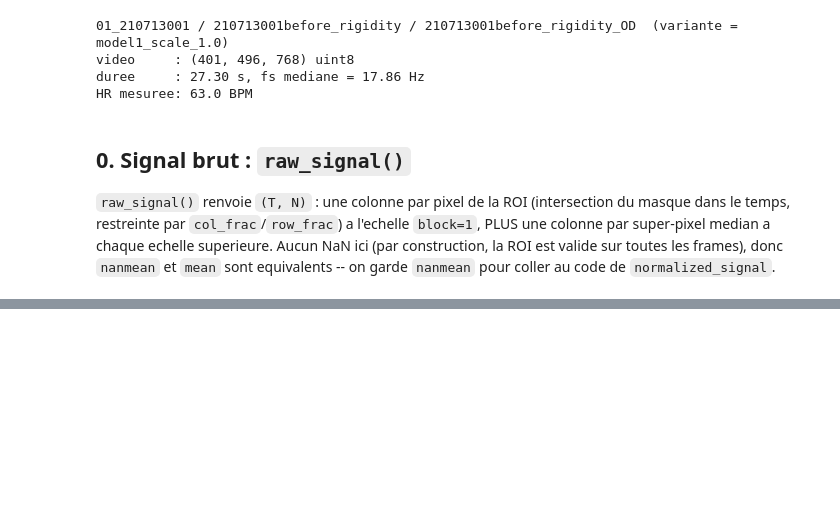
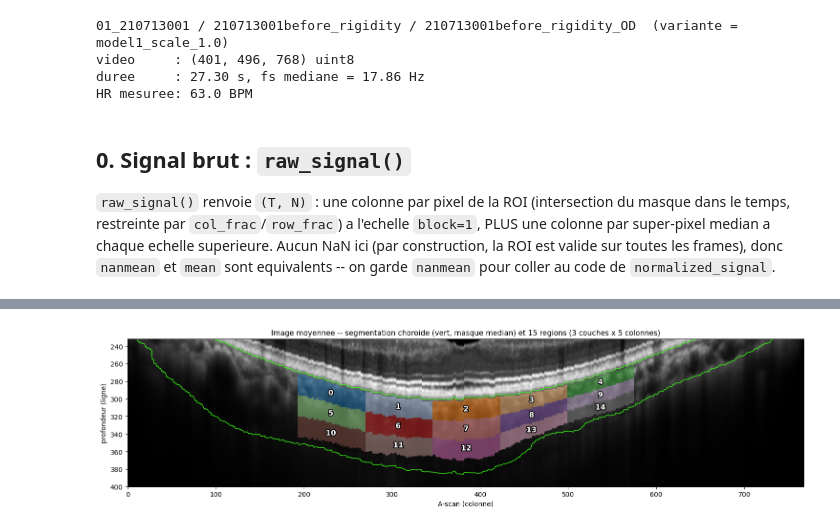
Before and after one commit to ClementPla/OcularRigidity, a Jupyter notebook: notebook/test_norm_int.ipynb, the cells around one changed output, grey strips where cells are left out. Drawn from its saved outputs; the diff is of its cells as text; code cells hidden in the pictures; blank space fills up the shorter version.

Commit message:
pixel testing

```diff
--- a/notebook/test_norm_int.ipynb
+++ b/notebook/test_norm_int.ipynb
@@ -699,0 +307,93 @@ normalized_signal() a leve : AxisError: axis 1 is out of bounds for array of dim
+# %%
+# --- Decoupage de la choroide en N_LAYERS x N_COLS_REG regions ---------------
+# Numerotation : region = couche * N_COLS_REG + colonne, donc #0-4 = couche
+# superieure (gauche -> droite), #5-9 = mediane, #10-14 = inferieure. C'est
+# aussi l'ordre des sous-graphes dans toutes les figures qui suivent.
+roi = source.base_roi
+
+# `as_image` lit `roi` et `_BOX` a l'appel : on rafraichit la boite englobante
+# ici, au cas ou COL_FRAC/ROW_FRAC aient change depuis la cellule des helpers.
+_rows = np.where(roi.any(axis=1))[0]
+_cols = np.where(roi.any(axis=0))[0]
+_BOX = (slice(_rows.min(), _rows.max() + 1), slice(_cols.min(), _cols.max() + 1))
+
+# Colonnes : parts egales de l'etendue d'A-scans effectivement gardee.
+col_group_of_x = np.full(roi.shape[1], -1, dtype=int)
+_rank = np.arange(_cols.size) / _cols.size
+col_group_of_x[_cols] = np.minimum((_rank * N_COLS_REG).astype(int), N_COLS_REG - 1)
+
+# Couches : tiers de l'epaisseur LOCALE. La choroide n'a ni la meme epaisseur
+# ni la meme profondeur d'un A-scan a l'autre -- un decoupage en lignes fixes
+# melangerait les couches d'une colonne a l'autre.
+region_of_pixel = np.full(roi.shape, -1, dtype=int)
+thickness_px = np.zeros(_cols.size)
+for j, x in enumerate(_cols):
+    rows = np.where(roi[:, x])[0]
+    span = rows[-1] - rows[0] + 1
+    thickness_px[j] = span
+    layer = np.minimum(((rows - rows[0]) / span * N_LAYERS).astype(int), N_LAYERS - 1)
+    region_of_pixel[rows, x] = layer * N_COLS_REG + col_group_of_x[x]
+
+# Region de CHAQUE colonne de sig0/sig0n, toutes echelles de bloc confondues.
+# `raw_signal` concatene les echelles dans l'ordre de BLOCK_SIZES, chaque bloc
+# etant garde seulement s'il est entierement dans la ROI -> son pixel central
+# est donc toujours dans la ROI, et sa region est bien definie.
+_region_of_trace = []
+for b in BLOCK_SIZES:
+    roi_b = PixelTraceSource._block_all(roi, b)
+    if int(roi_b.sum()) == 0:
+        continue                                  # meme saut que raw_signal()
+    if b == 1:
+        reg_b = region_of_pixel
+    else:
+        h, w = roi.shape
+        hc, wc = h - h % b, w - w % b
+        reg_b = region_of_pixel[b // 2:hc:b, b // 2:wc:b]   # pixel central
+    _region_of_trace.append(reg_b[roi_b])
+region_of_trace = np.concatenate(_region_of_trace)
+assert region_of_trace.size == sig0.shape[1], "desalignement traces <-> regions"
+assert (region_of_trace >= 0).all(), "des traces hors region"
+
+# Position image de chaque trace block-1 (-1 pour les autres echelles) : sert a
+# reprojeter les motifs spatiaux V dans le plan de l'image.
+pix_rc = np.argwhere(roi)                          # ordre C = ordre des colonnes
+pix_index_of_trace = np.full(region_of_trace.size, -1, dtype=int)
+pix_index_of_trace[np.where(is1)[0]] = np.arange(pix_rc.shape[0])
+
+print(f"epaisseur de la choroide : {thickness_px.min():.0f} -> {thickness_px.max():.0f} px "
+      f"(mediane {np.median(thickness_px):.0f})")
+print(f"A-scans gardes : {_cols.size}  ({_cols.size / N_COLS_REG:.0f} par colonne de region)")
+print("traces par region (toutes echelles / block 1) :")
+for r in range(N_REGIONS):
+    m = region_of_trace == r
+    print(f"  #{r:<3d} couche {r // N_COLS_REG}  colonne {r % N_COLS_REG}  :"
+          f" {int(m.sum()):>6d} / {int((m & is1).sum()):>6d}")
+
+# --- Figure : image moyennee + segmentation + les 15 regions numerotees -------
+mean_frame = registrator.registered_frames.mean(axis=0)
+mask_prob = registrator.registered_masks.astype(bool).mean(axis=0)
+CMAP_REG = plt.get_cmap("tab20")
+
+fig, ax = plt.subplots(figsize=(15, 5.0))
+ax.imshow(mean_frame, cmap="gray")
+cs = ax.contour(mask_prob, levels=[0.5], colors="#39ff14", linewidths=1.0)
+overlay = np.zeros((*roi.shape, 4))
+for r in range(N_REGIONS):
+    overlay[region_of_pixel == r] = (*CMAP_REG(r % 20)[:3], 0.50)
+ax.imshow(overlay)
+for r in range(N_REGIONS):
+    rc = np.argwhere(region_of_pixel == r)
+    if rc.size == 0:
+        continue
+    ax.text(rc[:, 1].mean(), rc[:, 0].mean(), str(r),
+            color="white", fontsize=11, fontweight="bold", ha="center", va="center",
+            path_effects=[pe.withStroke(linewidth=2.5, foreground="black")])
+MARGIN = 30
+ax.set_ylim(min(_rows.max() + MARGIN, roi.shape[0] - 1), max(_rows.min() - MARGIN, 0))
+ax.set_title(f"Image moyennee -- segmentation choroide (vert, masque median) et "
+             f"{N_REGIONS} regions ({N_LAYERS} couches x {N_COLS_REG} colonnes)",
+             fontsize=11)
+ax.set_xlabel("A-scan (colonne)")
+ax.set_ylabel("profondeur (ligne)")
+fig.tight_layout()
+# %% [output]
@@ -699,0 +418 @@ normalized_signal() a leve : AxisError: axis 1 is out of bounds for array of dim
+[figure, added]
```
Also changed, not shown: parts of 27 cells of this notebook.
